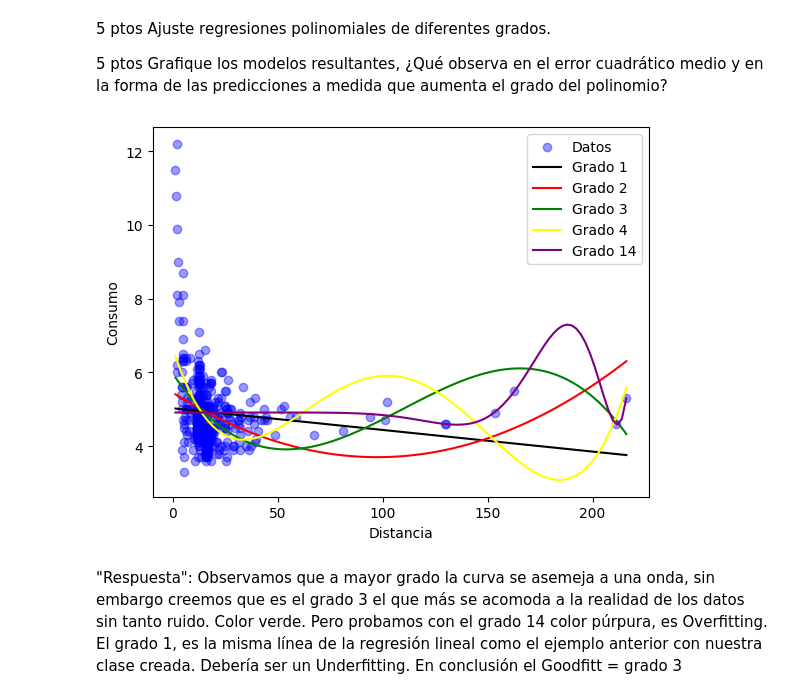
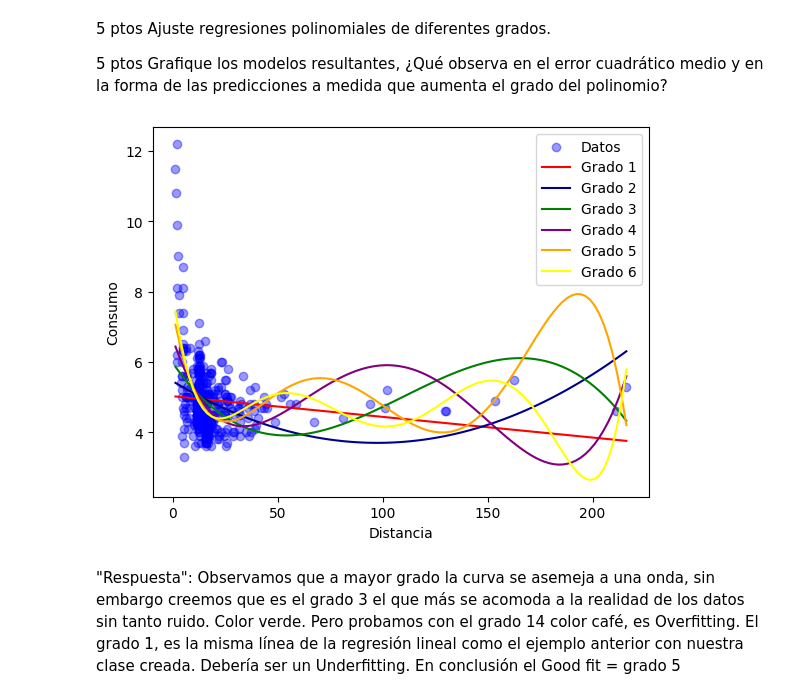
Before and after one commit to doritak/Machine-Learning, a Jupyter notebook: Actividad 2/actividad2.ipynb, the cells around one changed output. Drawn from its saved outputs; the diff is of its cells as text; code cells hidden in the pictures.

```diff
--- a/Actividad 2/actividad2.ipynb
+++ b/Actividad 2/actividad2.ipynb
@@ -252,45 +252,43 @@ import numpy as np
 import matplotlib.pyplot as plt
 from sklearn.preprocessing import PolynomialFeatures
 from sklearn.linear_model import LinearRegression
+import random
 
 df = pd.read_csv("measurements.csv", encoding="latin-1", sep=",")
 
 x = df["distance"].str.replace(',', '.').astype(float).values
 y = df["consume"].str.replace(',', '.').astype(float).values
 
 X = x.reshape(-1, 1)  # se cambia a matriz de una sola columna sino sale error
 
 def calcular_polinomial(grado, x, y):
 
     poly = PolynomialFeatures(grado)
     X_poly = poly.fit_transform(x)
 
     modelo = LinearRegression()
     modelo.fit(X_poly, y)
 
     # predice los valores según el modelo de regresión polinomial
     x_linea = np.linspace(x.min(), x.max(), 100).reshape(-1, 1) # hago la linea con los valores min. y max. de X
     y_linea = modelo.predict(poly.transform(x_linea))
     return x_linea, y_linea
 
-polinomio0=calcular_polinomial(1, X, y)
-polinomio1=calcular_polinomial(2, X, y)
-polinomio2=calcular_polinomial(3, X, y)
-polinomio3=calcular_polinomial(4, X, y)
-polinomio14=calcular_polinomial(14, X, y)
-
+polinomio = {}
+for i in range(1, 7):
+    polinomio[i] = calcular_polinomial(i, X, y)
 
 plt.scatter(X, y, color='blue', alpha=0.4)
-plt.plot(polinomio0[0], polinomio0[1], color='black')
-plt.plot(polinomio1[0], polinomio1[1], color='red')
-plt.plot(polinomio2[0], polinomio2[1], color='green')
-plt.plot(polinomio3[0], polinomio3[1], color='yellow')
-plt.plot(polinomio14[0], polinomio14[1], color='purple')
+colores = ['red', 'darkblue', 'green', 'purple', 'orange', 'yellow']
+
+for i in range(1, 7):
+    plt.plot(polinomio[i][0], polinomio[i][1], color=colores[i-1])
+
 plt.xlabel("Distancia")
 plt.ylabel("Consumo")
-plt.legend(["Datos", "Grado 1", "Grado 2", "Grado 3", "Grado 4", "Grado 14"])
+plt.legend(["Datos", "Grado 1", "Grado 2", "Grado 3", "Grado 4","Grado 5", "Grado 6"])
 plt.show()
 # %% [output]
-[figure, old version]
+[figure, new version]
 # %% [markdown]
-"Respuesta": Observamos que a mayor grado la curva se asemeja a una onda, sin embargo creemos que es el grado 3 el que más se acomoda a la realidad de los datos sin tanto ruido. Color verde. Pero probamos con el grado 14 color púrpura, es Overfitting. El grado 1, es la misma línea de la regresión lineal como el ejemplo anterior con nuestra clase creada. Debería ser un Underfitting. En conclusión el Goodfitt = grado 3
+"Respuesta": Observamos que a mayor grado la curva se asemeja a una onda, sin embargo creemos que es el grado 3 el que más se acomoda a la realidad de los datos sin tanto ruido. Color verde. Pero probamos con el grado 14 color café, es Overfitting. El grado 1, es la misma línea de la regresión lineal como el ejemplo anterior con nuestra clase creada. Debería ser un Underfitting. En conclusión el Good fit = grado 5
```
Also changed, not shown: parts of 2 cells of this notebook.
